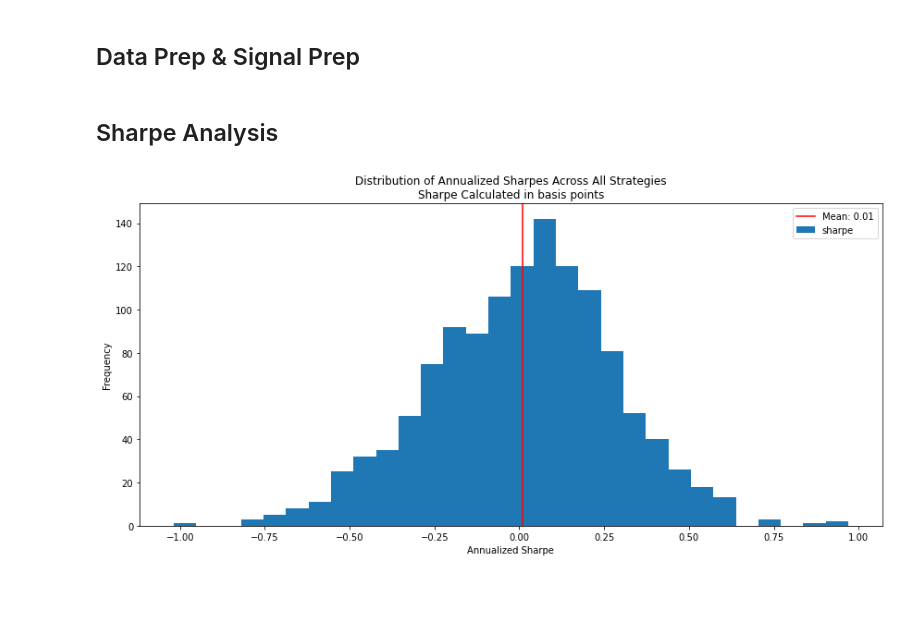
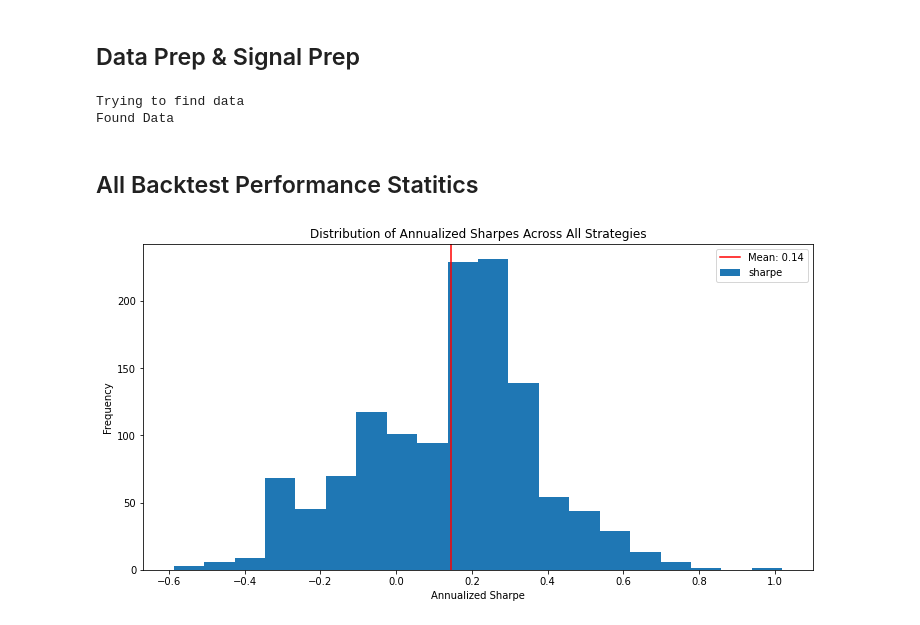
Before and after one commit to diegodalvarez/TrendFollowingPCs, a Jupyter notebook: root/PortfolioAnalysis.ipynb, the cells around one changed output. Saved outputs shown, nothing was run; the diff lists cells and outputs as text; code cells hidden in the pictures; blank space fills up the shorter version.

```diff
--- a/root/PortfolioAnalysis.ipynb
+++ b/root/PortfolioAnalysis.ipynb
@@ -65,49 +19,47 @@ df_signal_rtn = get_signal_rtn(df_data)
-# %% [markdown]
-## Sharpe Analysis
+# %%
+df = Backtest().implied_signal_rtn(verbose = True)
+# %% [output]
+Trying to find data
+Found Data
 # %%
-def get_sharpe(df_signal_rtn: pd.DataFrame) -> pd.DataFrame:
+def get_sharpes(df: pd.DataFrame) -> pd.DataFrame:
 
-    df_namer = (df_signal_rtn[
-        ["security", "variable", "strat_name", "signal_type", "full_strat"]].
-        groupby("full_strat").
-        head(1))
-
-    df_sharpe = (df_signal_rtn[
-        ["full_strat", "signal_rtn"]].
-        groupby("full_strat").
+    df_sharpe = (df[
+        ["variable", "strat_name", "signal_type", "security", "signal_rtn"]].
+        groupby(["variable", "strat_name", "signal_type", "security"]).
         agg(["mean", "std"])
         ["signal_rtn"].
         rename(columns = {
             "mean": "mean_rtn",
             "std" : "std_rtn"}).
         assign(sharpe = lambda x: x.mean_rtn / x.std_rtn * np.sqrt(252)).
-        reset_index().
-        merge(right = df_namer, how = "inner", on = ["full_strat"]))
+        reset_index())
 
-    return df_sharpe
+    return df
 
-df_sharpe = get_sharpe(df_signal_rtn)
+df_sharpe = get_sharpes(df)
+# %% [markdown]
+## All Backtest Performance Statitics
 # %%
 def plot_all_sharpes(df_sharpe: pd.DataFrame) -> plt.Figure:
 
     fig, axes = plt.subplots(figsize = (12,6))
 
     (df_sharpe.sharpe.plot(
-        ax      = axes,
-        kind    = "hist",
-        bins    = 30,
-        xlabel  = "Annualized Sharpe",
-        title   = "Distribution of Annualized Sharpes Across All Strategies\nSharpe Calculated in basis points"))
+        ax     = axes,
+        kind   = "hist",
+        bins   = 20,
+        xlabel = "Annualized Sharpe",
+        title  = "Distribution of Annualized Sharpes Across All Strategies"))
 
     axes.axvline(
         x     = df_sharpe.sharpe.mean(),
         color = "red",
         label = "Mean: {}".format(round(df_sharpe.sharpe.mean(), 2)))
 
     axes.legend()
-    plt.tight_layout()
 
 plot_all_sharpes(df_sharpe)
 # %% [output]
-[figure, old version]
+[figure, new version]
 # %%
```
Also changed, not shown: parts of 17 cells of this notebook, 1 other file.
